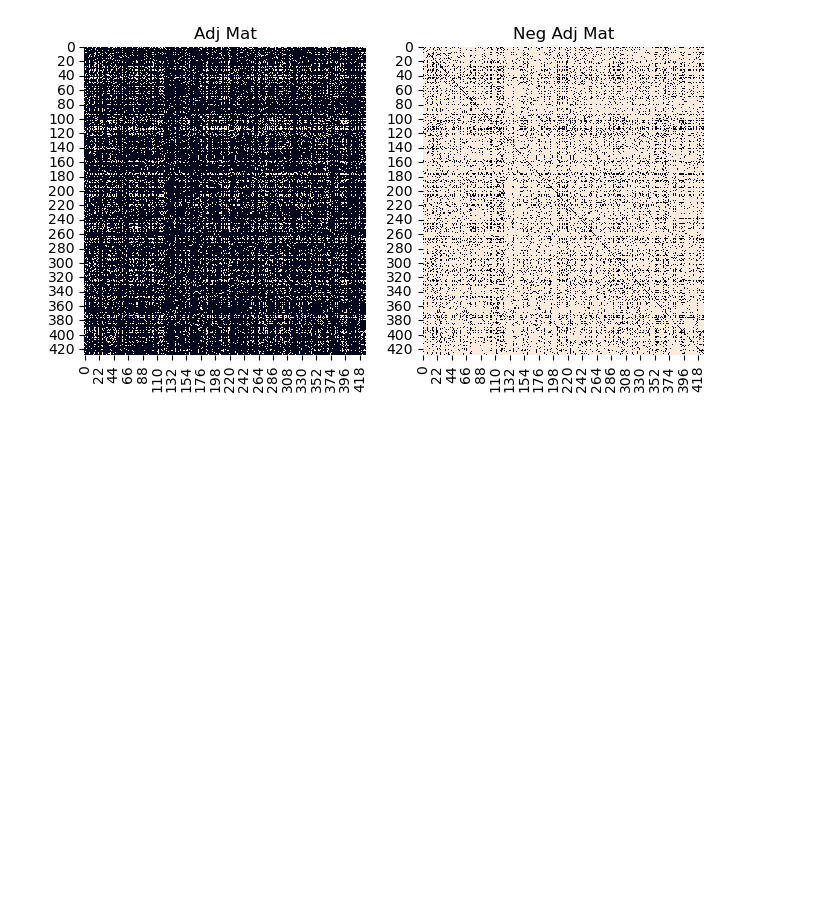
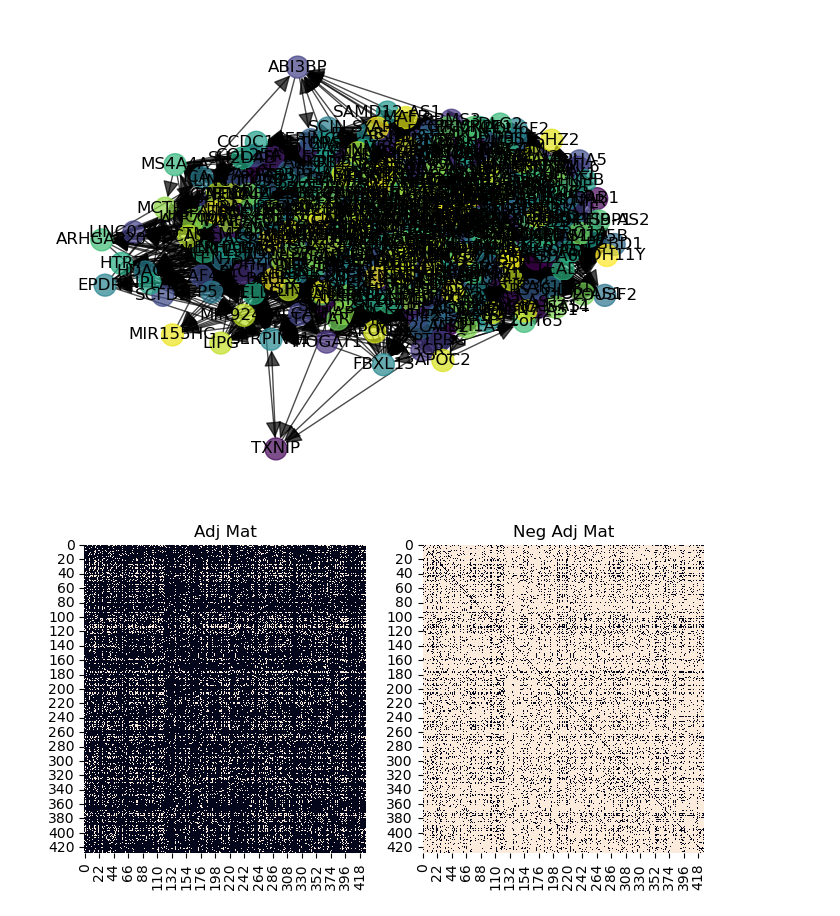
Before and after one commit to xingzhis/MultiAgentRiTINI, a Jupyter notebook: notebooks/minimal_code.ipynb, the cells around one changed output. Cells and saved outputs as stored; diff of their text form; code cells hidden in the pictures; blank space fills up the shorter version.

```diff
--- a/notebooks/minimal_code.ipynb
+++ b/notebooks/minimal_code.ipynb
@@ -98,22 +101,24 @@ for idx, node in enumerate(ref_g.nodes()):
     ref_g.nodes[idx]['color'] = plt.get_cmap('viridis', len(top_genes))(idx)
     ref_g.nodes[idx]['label'] = top_genes[idx]
 # %%
-# fig = plt.figure(figsize=(8, 6))
-# ax = fig.add_subplot(1,1,1)
+fig = plt.figure(figsize=(8, 6))
+ax = fig.add_subplot(1,1,1)
 
-# nx.draw_networkx_labels(
-#     ref_g, pos=ref_pos, ax=ax,
-#     labels=nx.get_node_attributes(ref_g,'label'),
-#     font_size=12, font_color='black'
-# )
+nx.draw_networkx_labels(
+    ref_g, pos=ref_pos, ax=ax,
+    labels=nx.get_node_attributes(ref_g,'label'),
+    font_size=12, font_color='black'
+)
 
-# nx.draw(
-#     ref_g, pos=ref_pos, ax=ax,
-#     with_labels=False,
-#     node_color=list(nx.get_node_attributes(ref_g, 'color').values()),
-#     edge_cmap=plt.cm.magma,
-#     node_size=250, arrowsize=25, alpha=0.7
-# )
+nx.draw(
+    ref_g, pos=ref_pos, ax=ax,
+    with_labels=False,
+    node_color=list(nx.get_node_attributes(ref_g, 'color').values()),
+    edge_cmap=plt.cm.magma,
+    node_size=250, arrowsize=25, alpha=0.7
+)
+# %% [output]
+[figure, added]
 # %%
 # Mapping for edge ids
 edge_ids = np.arange(g.number_of_edges())
```
Also changed, not shown: parts of 20 cells of this notebook, 15 other files.
